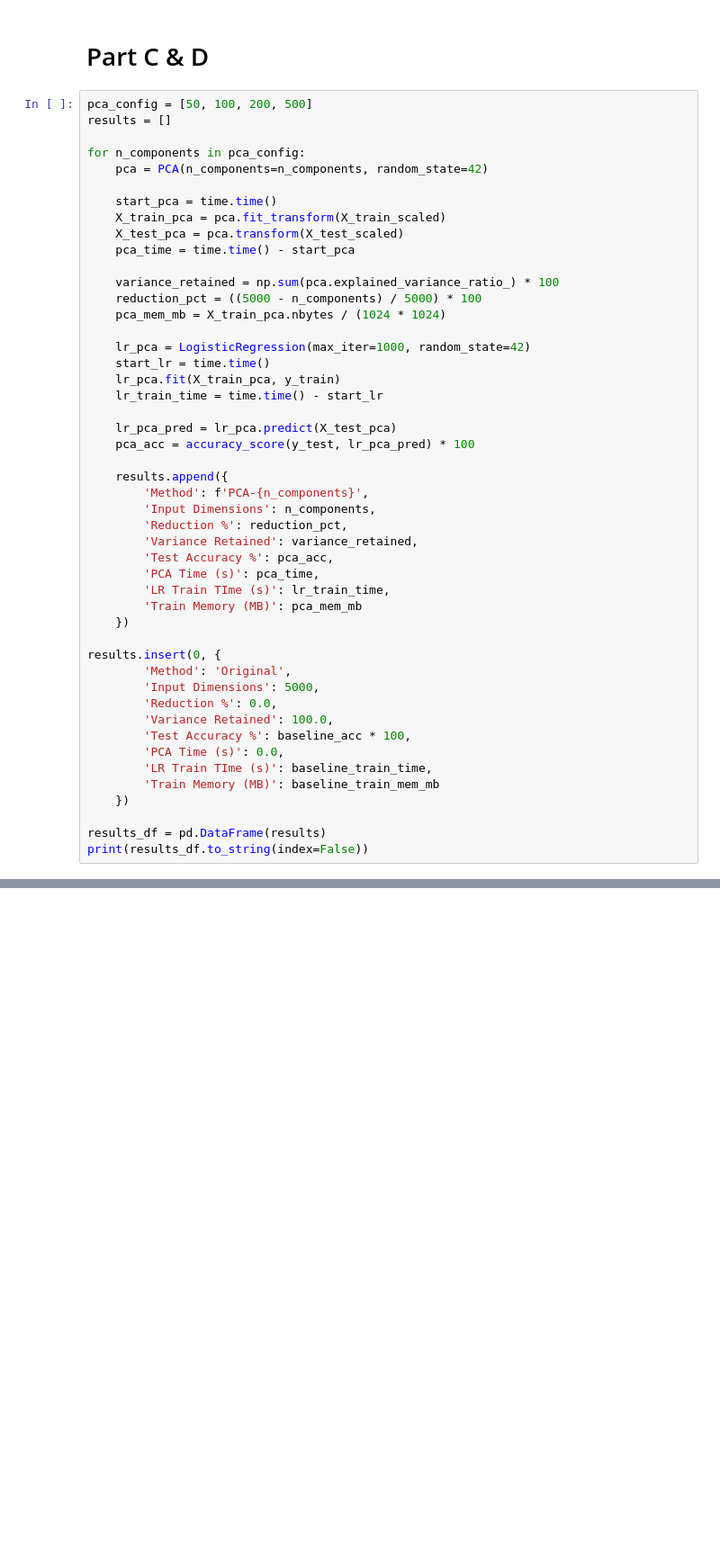
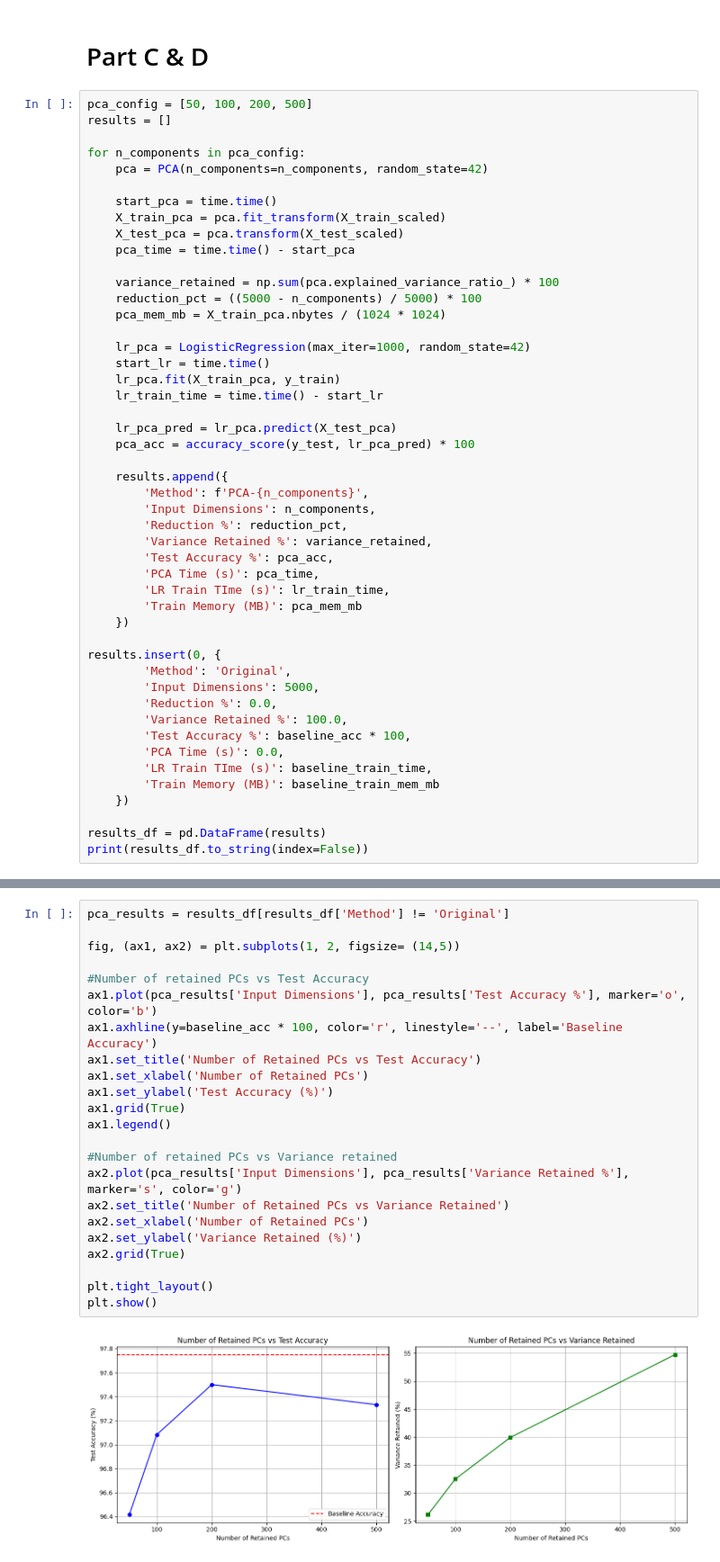
Before and after one commit to TziKian/Advanced-Data-Analysis, a Jupyter notebook: Tutorial2.ipynb, the cells around one changed output, grey strips where cells are left out. Shown at 90% size. Saved outputs shown, nothing was run; the diff lists cells and outputs as text; blank space fills up the shorter version.

```diff
--- a/Tutorial2.ipynb
+++ b/Tutorial2.ipynb
@@ -110,7 +111,7 @@ for n_components in pca_config:
         'Method': f'PCA-{n_components}',
         'Input Dimensions': n_components,
         'Reduction %': reduction_pct,
-        'Variance Retained': variance_retained,
+        'Variance Retained %': variance_retained,
         'Test Accuracy %': pca_acc,
         'PCA Time (s)': pca_time,
         'LR Train TIme (s)': lr_train_time,
@@ -121,7 +122,7 @@ results.insert(0, {
         'Method': 'Original',
         'Input Dimensions': 5000,
         'Reduction %': 0.0,
-        'Variance Retained': 100.0,
+        'Variance Retained %': 100.0,
         'Test Accuracy %': baseline_acc * 100,
         'PCA Time (s)': 0.0,
         'LR Train TIme (s)': baseline_train_time,
@@ -139,0 +143,25 @@ Original              5000          0.0         100.000000        97.750000
+# %%
+pca_results = results_df[results_df['Method'] != 'Original']
+
+fig, (ax1, ax2) = plt.subplots(1, 2, figsize= (14,5))
+
+#Number of retained PCs vs Test Accuracy
+ax1.plot(pca_results['Input Dimensions'], pca_results['Test Accuracy %'], marker='o', color='b')
+ax1.axhline(y=baseline_acc * 100, color='r', linestyle='--', label='Baseline Accuracy')
+ax1.set_title('Number of Retained PCs vs Test Accuracy')
+ax1.set_xlabel('Number of Retained PCs')
+ax1.set_ylabel('Test Accuracy (%)')
+ax1.grid(True)
+ax1.legend()
+
+#Number of retained PCs vs Variance retained
+ax2.plot(pca_results['Input Dimensions'], pca_results['Variance Retained %'], marker='s', color='g')
+ax2.set_title('Number of Retained PCs vs Variance Retained')
+ax2.set_xlabel('Number of Retained PCs')
+ax2.set_ylabel('Variance Retained (%)')
+ax2.grid(True)
+
+plt.tight_layout()
+plt.show()
+# %% [output]
+[figure, added]
```
Also changed, not shown: parts of 5 cells of this notebook.
